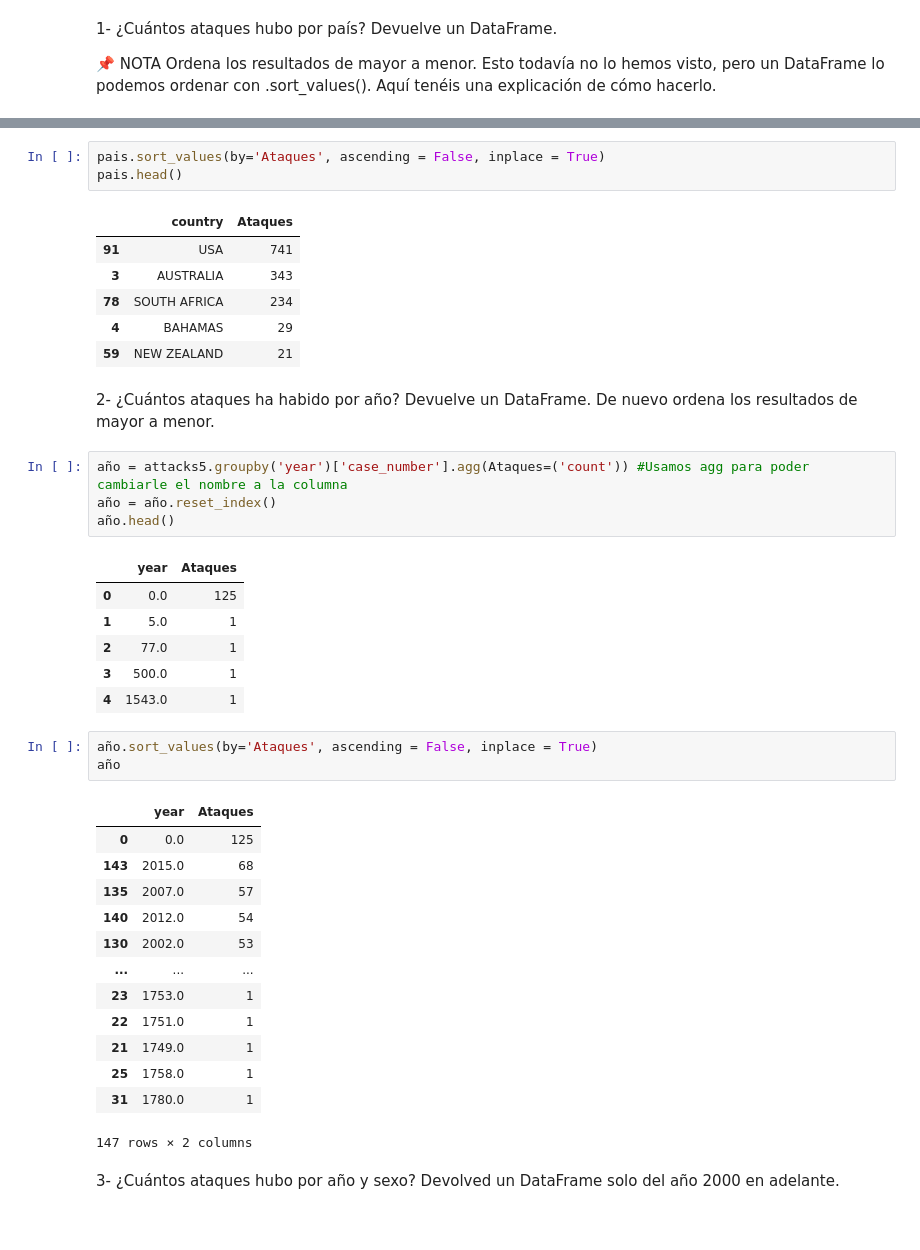
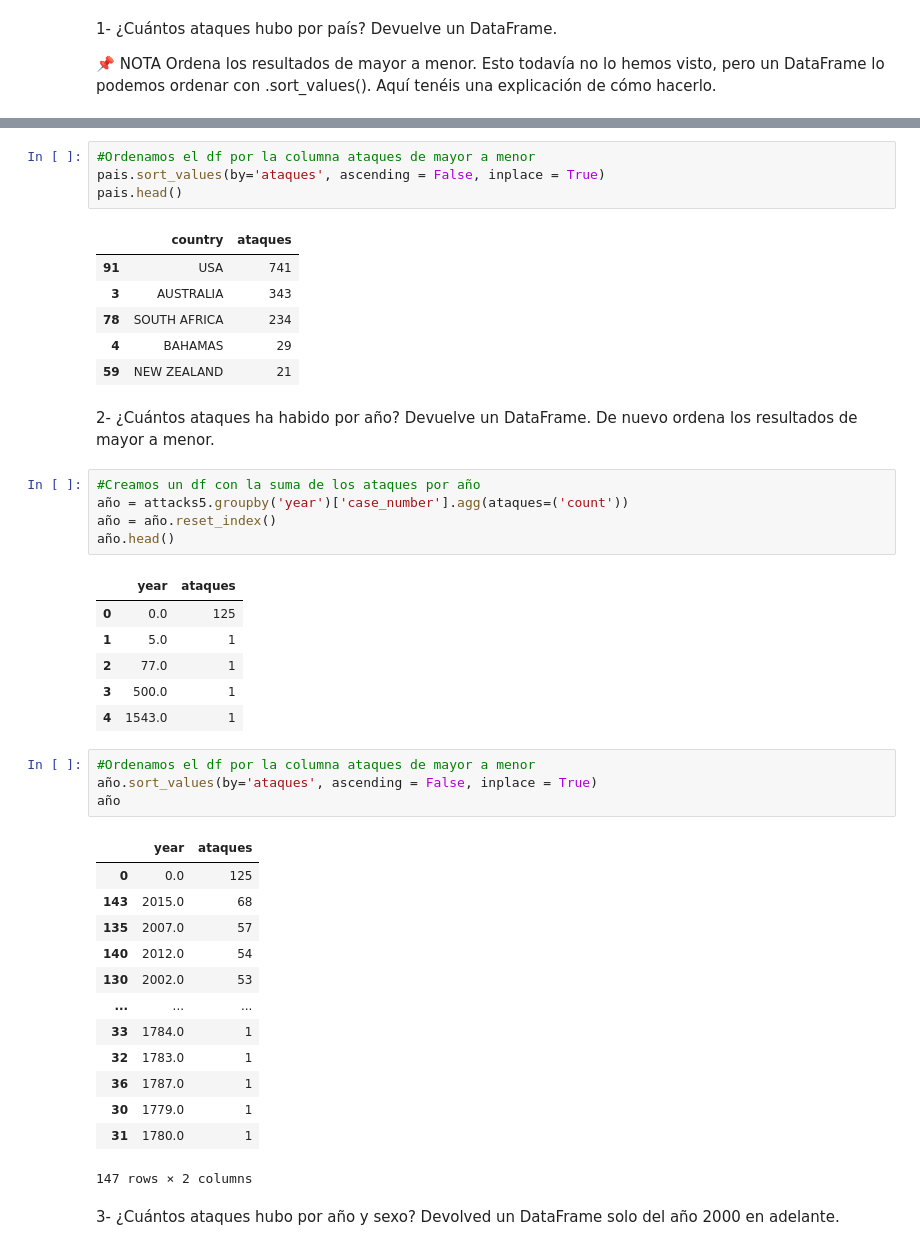
Before and after one commit to Adalab/DA_promoc_modulo2_sprint1_PaulayLola, a Jupyter notebook: Pandas/Pandas_6/modulo-2-pandas-6.ipynb, the cells around one changed output, grey strips where cells are left out. Drawn from its saved outputs; the diff is of its cells as text.

```diff
--- a/Pandas/Pandas_6/modulo-2-pandas-6.ipynb
+++ b/Pandas/Pandas_6/modulo-2-pandas-6.ipynb
@@ -23,10 +25,11 @@ pais.head()
 | 3 | AUSTRALIA | 343 |
 | 4 | BAHAMAS | 29 |
 # %%
-pais.sort_values(by='Ataques', ascending = False, inplace = True)
+#Ordenamos el df por la columna ataques de mayor a menor
+pais.sort_values(by='ataques', ascending = False, inplace = True)
 pais.head()
 # %% [output]
-|  | country | Ataques |
+|  | country | ataques |
 | 91 | USA | 741 |
 | 3 | AUSTRALIA | 343 |
 | 78 | SOUTH AFRICA | 234 |
@@ -35,31 +38,33 @@ pais.head()
 # %% [markdown]
 2- ¿Cuántos ataques ha habido por año? Devuelve un DataFrame. De nuevo ordena los resultados de mayor a menor.
 # %%
-año = attacks5.groupby('year')['case_number'].agg(Ataques=('count')) #Usamos agg para poder cambiarle el nombre a la columna
+#Creamos un df con la suma de los ataques por año
+año = attacks5.groupby('year')['case_number'].agg(ataques=('count'))
 año = año.reset_index()
 año.head()
 # %% [output]
-|  | year | Ataques |
+|  | year | ataques |
 | 0 | 0.0 | 125 |
 | 1 | 5.0 | 1 |
 | 2 | 77.0 | 1 |
 | 3 | 500.0 | 1 |
 | 4 | 1543.0 | 1 |
 # %%
-año.sort_values(by='Ataques', ascending = False, inplace = True)
+#Ordenamos el df por la columna ataques de mayor a menor
+año.sort_values(by='ataques', ascending = False, inplace = True)
 año
 # %% [output]
-|  | year | Ataques |
+|  | year | ataques |
 | 0 | 0.0 | 125 |
 | 143 | 2015.0 | 68 |
 | 135 | 2007.0 | 57 |
 | 140 | 2012.0 | 54 |
 | 130 | 2002.0 | 53 |
 | ... | ... | ... |
-| 23 | 1753.0 | 1 |
-| 22 | 1751.0 | 1 |
-| 21 | 1749.0 | 1 |
-| 25 | 1758.0 | 1 |
+| 33 | 1784.0 | 1 |
+| 32 | 1783.0 | 1 |
+| 36 | 1787.0 | 1 |
+| 30 | 1779.0 | 1 |
 | 31 | 1780.0 | 1 |
 147 rows × 2 columns
 # %% [markdown]
```
Also changed, not shown: parts of 9 cells of this notebook, 5 other files.
